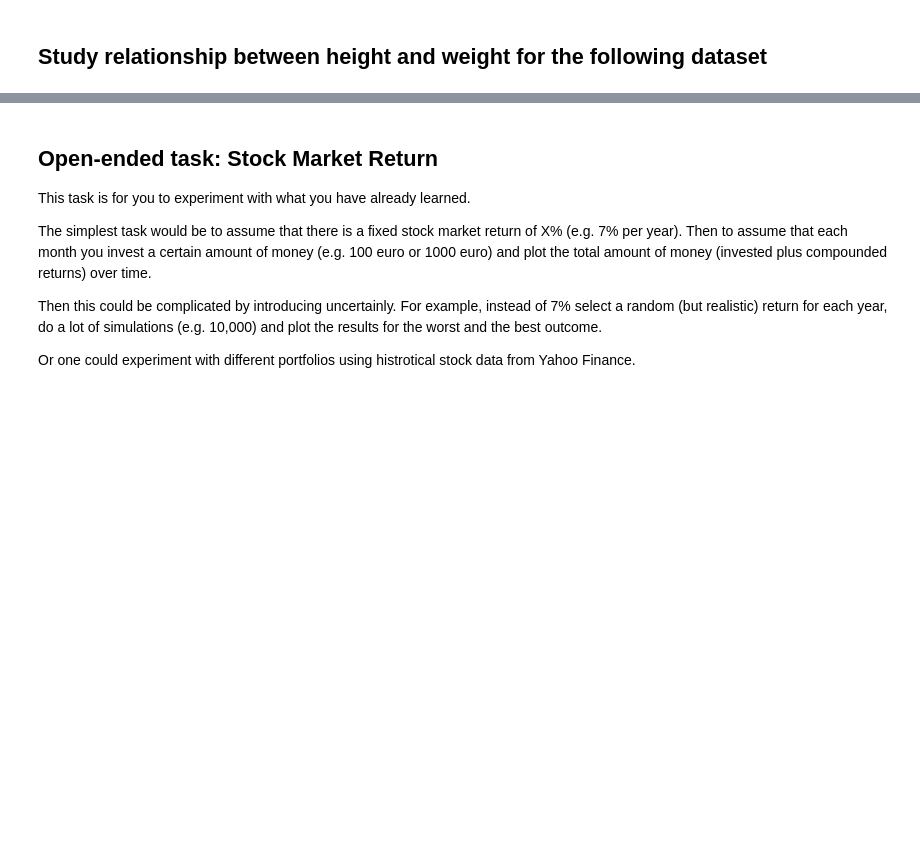
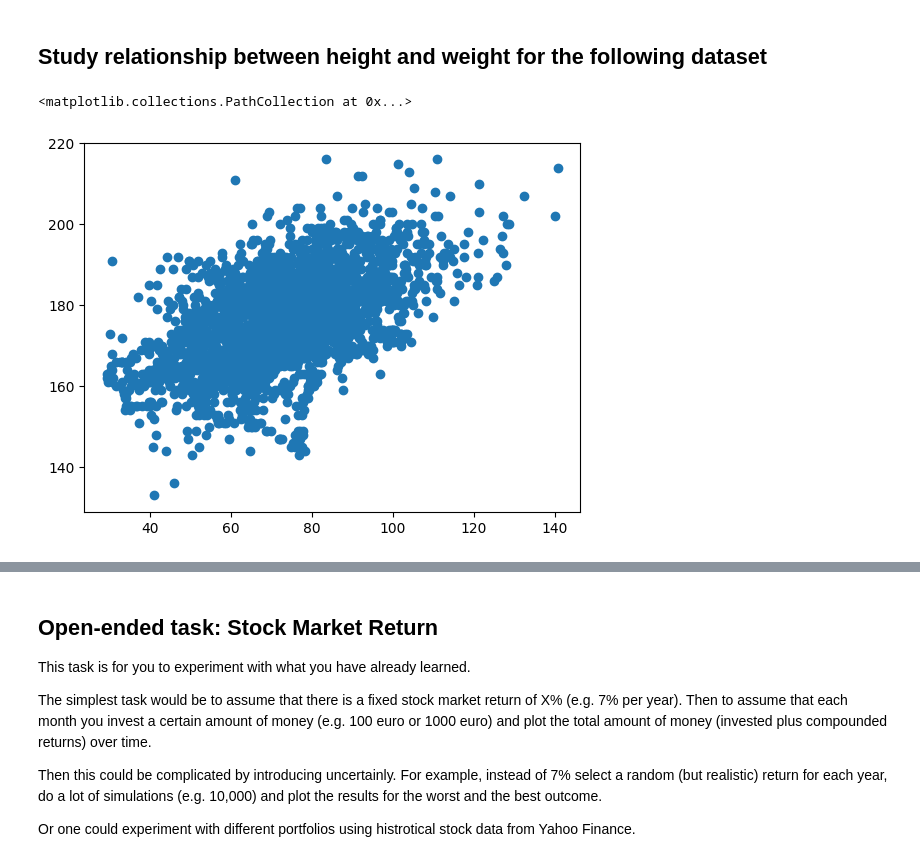
Before and after one commit to andy7622y/myfb, a Jupyter notebook: IS557/1Exercise 06.ipynb, the cells around one changed output, grey strips where cells are left out. Saved outputs shown, nothing was run; the diff lists cells and outputs as text; code cells hidden in the pictures; blank space fills up the shorter version.

```diff
--- a/IS557/1Exercise 06.ipynb
+++ b/IS557/1Exercise 06.ipynb
@@ -44,0 +67,5 @@ gender = [0, 1, 1, 1, 1, 0, 1, 1, 1, 1, 1, 0, 1, 1, 1, 1, 1, 1, 1, 1, 1, 1, 1, 1
+# %%
+plt.scatter(weight, height)
+# %% [output]
+<matplotlib.collections.PathCollection at 0x...>
+[figure, added]
```
Also changed, not shown: parts of 15 cells of this notebook.
